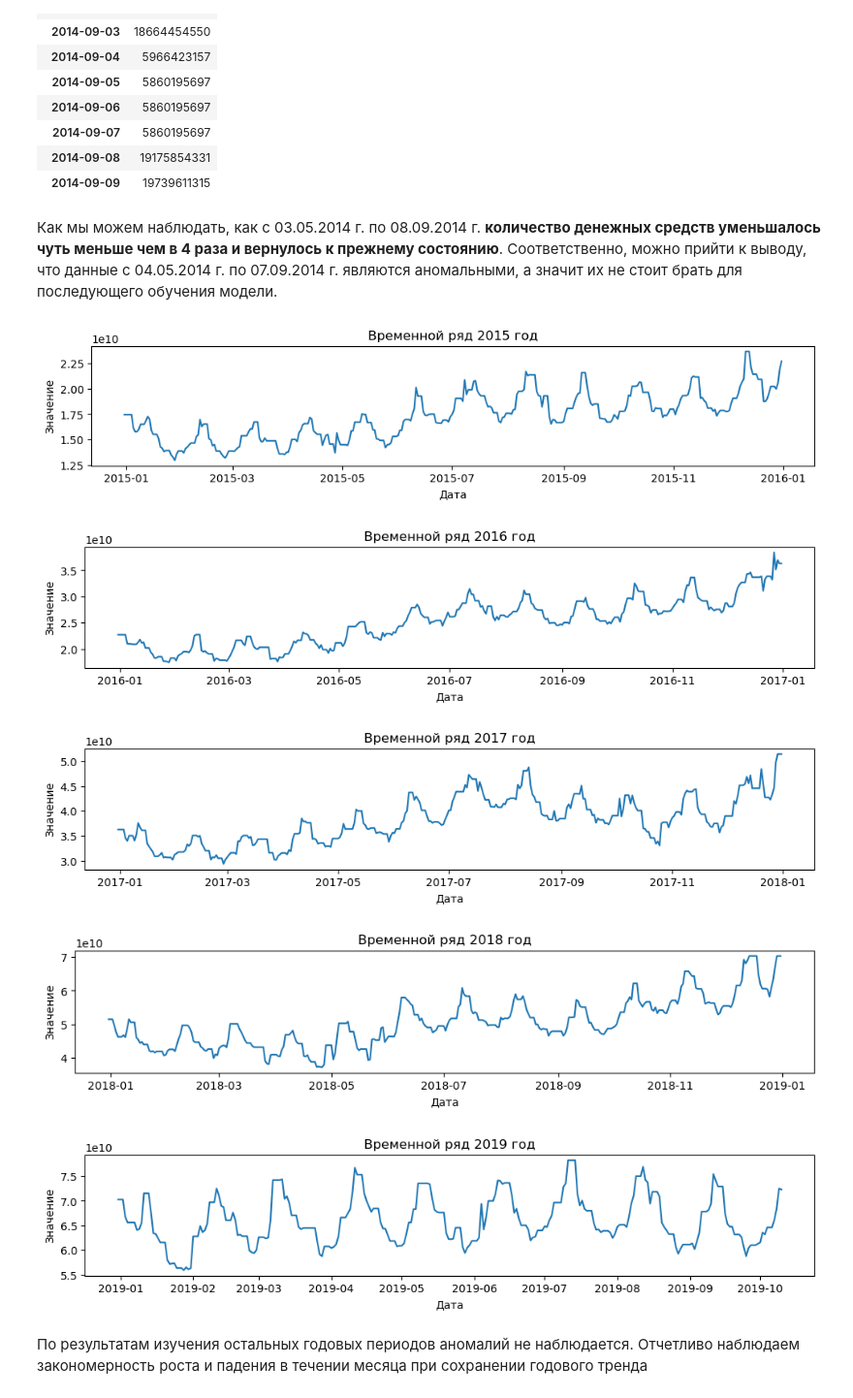
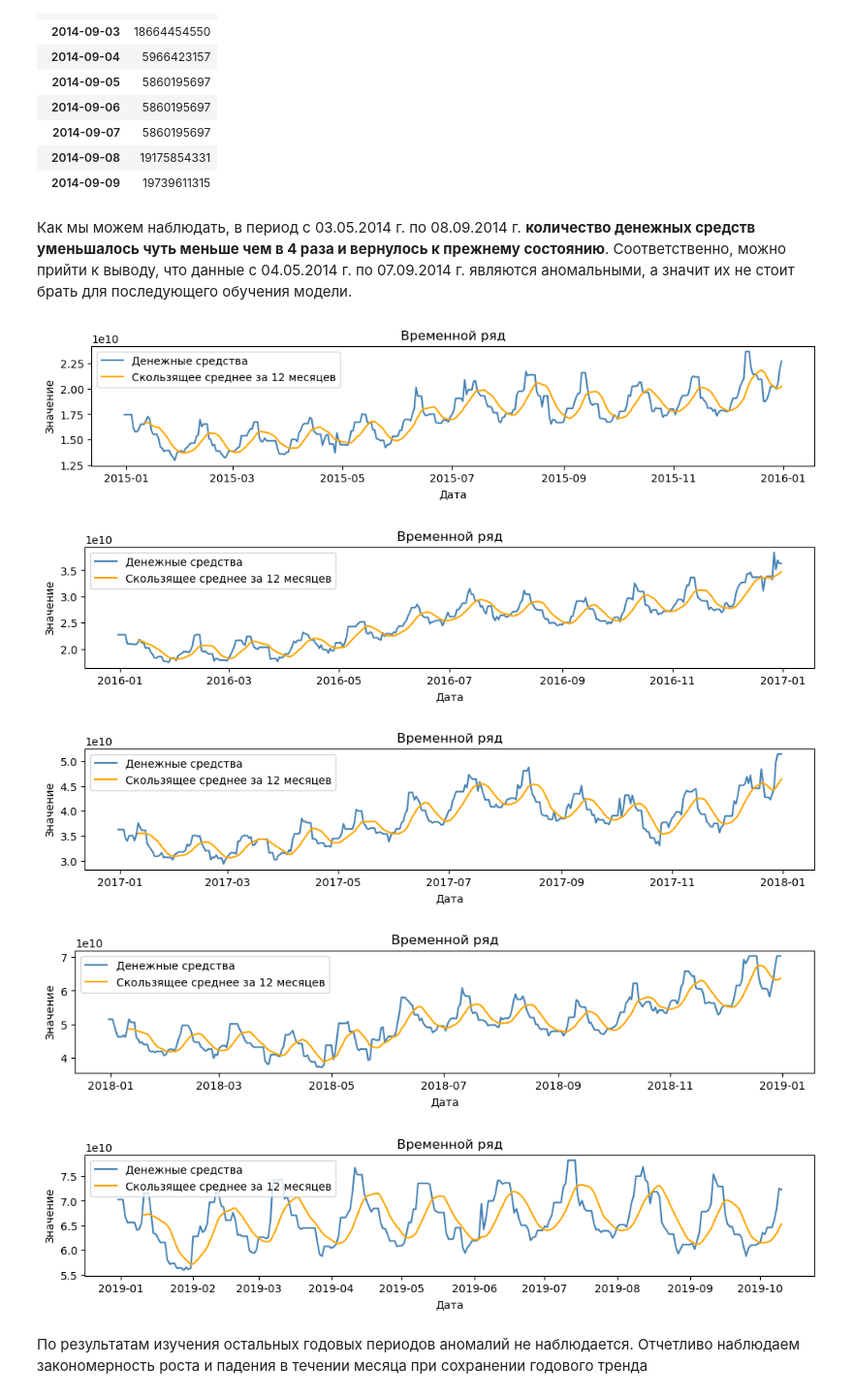
Before and after one commit to ShaidulinAndrew/pet_data_sber, a Jupyter notebook: internship_sber.ipynb, the cells around one changed output. Shown at 97% size. Cells and saved outputs as stored; diff of their text form; code cells hidden in the pictures.

```diff
--- a/internship_sber.ipynb
+++ b/internship_sber.ipynb
@@ -109,0 +106,19 @@ plt.show()
+# %%
+# напишем функцию, которая позволит выбирать любой период
+def plot_time_series(data, start_date, end_date):
+    plt.figure(figsize=(12, 2))
+
+    # Ограничение данных по датам
+    data = data[start_date:end_date]
+
+    # Построение графика и скользящего среднего с метками
+    plt.plot(data, label='Денежные средства', color='steelblue')
+    plt.plot(data.rolling(window=12).mean(), label='Скользящее среднее за 12 месяцев', color='orange')
+
+    plt.title('Временной ряд')
+    plt.xlabel('Дата')
+    plt.ylabel('Значение')
+
+    # Добавление легенды
+    plt.legend()
+    plt.show()
@@ -148,57 +163,32 @@ data['2014-09-02':'2014-09-09']
 | 2014-09-08 | 19175854331 |
 | 2014-09-09 | 19739611315 |
 # %% [markdown]
-Как мы можем наблюдать, как с 03.05.2014 г. по 08.09.2014 г. __количество денежных средств уменьшалось чуть меньше чем в 4 раза и вернулось к прежнему состоянию__. Соответственно, можно прийти к выводу, что данные с 04.05.2014 г. по 07.09.2014 г. являются аномальными, а значит их не стоит брать для последующего обучения модели.
+Как мы можем наблюдать, в период с 03.05.2014 г. по 08.09.2014 г. __количество денежных средств уменьшалось чуть меньше чем в 4 раза и вернулось к прежнему состоянию__. Соответственно, можно прийти к выводу, что данные с 04.05.2014 г. по 07.09.2014 г. являются аномальными, а значит их не стоит брать для последующего обучения модели.
 # %%
 # построим график временного ряда за 2015 год
-plt.figure(figsize=(12, 2))
-plt.plot(data['2014-12-31':'2015-12-31'])
-plt.title('Временной ряд 2015 год')
-plt.xlabel('Дата')
-plt.ylabel('Значение')
-plt.show()
+plot_time_series(data, '2014-12-31', '2015-12-31')
 # %% [output]
-[figure, old version]
+[figure, new version]
 # %%
 # построим график временного ряда за 2016 год
-plt.figure(figsize=(12, 2))
-plt.plot(data['2015-12-31':'2016-12-31'])
-plt.title('Временной ряд 2016 год')
-plt.xlabel('Дата')
-plt.ylabel('Значение')
-plt.show()
+plot_time_series(data, '2015-12-31', '2016-12-31')
 # %% [output]
-[figure, old version]
+[figure, new version]
 # %%
 # построим график временного ряда за 2017 год
-plt.figure(figsize=(12, 2))
-plt.plot(data['2016-12-31':'2017-12-31'])
-plt.title('Временной ряд 2017 год')
-plt.xlabel('Дата')
-plt.ylabel('Значение')
-plt.show()
+plot_time_series(data, '2016-12-31', '2017-12-31')
 # %% [output]
-[figure, old version]
+[figure, new version]
 # %%
 # построим график временного ряда за 2018 год
-plt.figure(figsize=(12, 2))
-plt.plot(data['2017-12-31':'2018-12-31'])
-plt.title('Временной ряд 2018 год')
-plt.xlabel('Дата')
-plt.ylabel('Значение')
-plt.show()
+plot_time_series(data, '2017-12-31', '2018-12-31')
 # %% [output]
-[figure, old version]
+[figure, new version]
 # %%
 # построим график временного ряда за 2019 год
-plt.figure(figsize=(12, 2))
-plt.plot(data['2018-12-31':'2019-10-10'])
-plt.title('Временной ряд 2019 год')
-plt.xlabel('Дата')
-plt.ylabel('Значение')
-plt.show()
+plot_time_series(data, '2018-12-31', '2019-10-10')
 # %% [output]
-[figure, old version]
+[figure, new version]
 # %% [markdown]
 По результатам изучения остальных годовых периодов аномалий не наблюдается. Отчетливо наблюдаем закономерность роста и падения в течении месяца при сохранении годового тренда
 # %%
```
Also changed, not shown: parts of 20 cells of this notebook.
